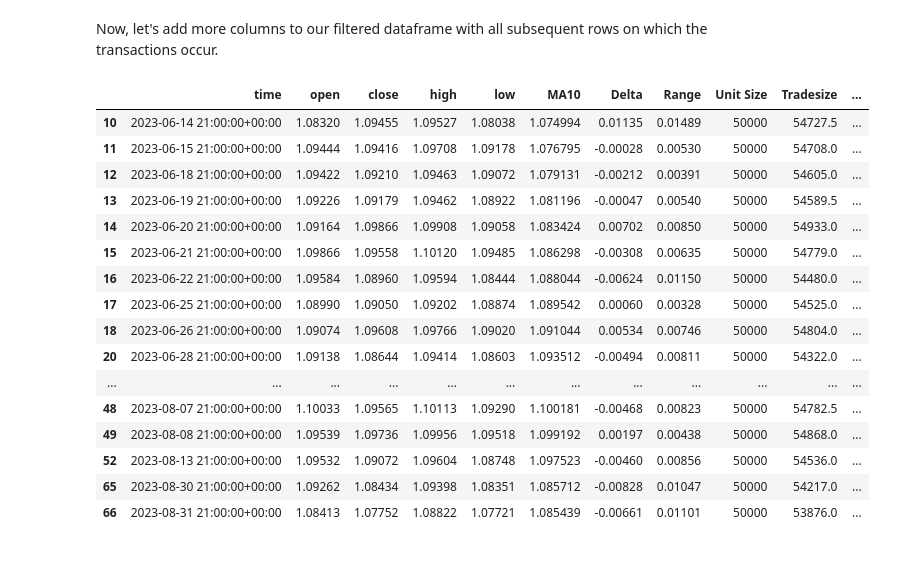
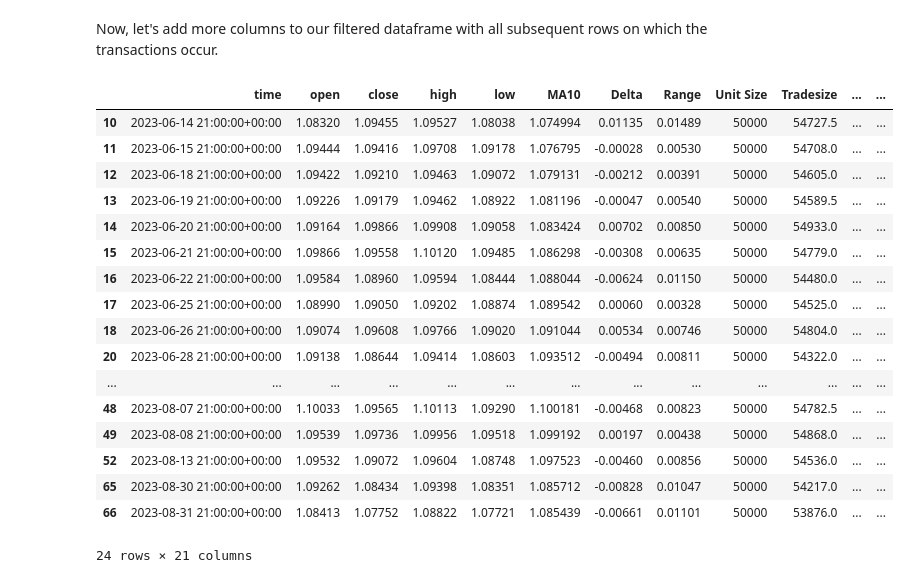
Before and after one commit to guzmanwolfrank/QuantTrading, a Jupyter notebook: Backtests/EURUSDMavg/Strat.ipynb, the cells around one changed output. Saved outputs shown, nothing was run; the diff lists cells and outputs as text; code cells hidden in the pictures.

```diff
--- a/Backtests/EURUSDMavg/Strat.ipynb
+++ b/Backtests/EURUSDMavg/Strat.ipynb
@@ -192,47 +192,75 @@ def is_profitable(row):
     else:
         return 'Loss'
 
 ndf['WinLoss'] = ndf.apply(is_profitable, axis=1)
 
 # Add 'WIN' column to store positive profits
 def get_win_amount(row):
     if row['StratProfit'] > 0:
         return row['StratProfit']
     else:
         return 0.00
 
 ndf['Win'] = ndf.apply(get_win_amount, axis=1)
 
 # Add 'Loss' column to store negative profits
 def get_loss_amount(row):
     if row['StratProfit'] < 0:
         return row['StratProfit']
     else:
         return 0.00
 
 ndf['Loss'] = ndf.apply(get_loss_amount, axis=1)
 
 # Strategy Returns Column
 ndf['Strat_Returns_pct'] =((Strat_Balance/SIB) -1)*100
 Strat_Returns = ndf['Strat_Returns_pct']
 
 
+# Buy and Hold as a Benchmark
+# Create bhBalance from shares * close
+
+bhBalance = 50000 * ndf['close']
+ndf['bhBalance']= bhBalance
+
+# Calculate the bh drawdown
+drawdown = ndf["bhBalance"].max() - ndf["bhBalance"]
+ndf['bhDrawdown'] = drawdown
+
+
+
+# Buy and Hold Strategy Pct Return and Cumulative Strategy Pct Return
+
+# Define initial balance and strategy balance
+initial_balance = 10000  # Example initial balance
+bhbalance = ndf['bhBalance']    # Example strategy balance
+
+# Calculate strategy return
+bhreturn = ((bhbalance - initial_balance) / initial_balance)
+bhreturnpct= ((bhbalance - initial_balance) / initial_balance)
+
+
+# Return is cumulative for bh strategy (buy and hold strategy)
+ndf['bhreturn']=bhreturn
+ndf['bhreturnpct']=bhreturnpct
+
 display(ndf)
 # %% [output]
-|  | time | open | close | high | low | MA10 | Delta | Range | Unit Size | Tradesize | ... |
-| 10 | 2023-06-14 21:00:00+00:00 | 1.08320 | 1.09455 | 1.09527 | 1.08038 | 1.074994 | 0.01135 | 0.01489 | 50000 | 54727.5 | ... |
-| 11 | 2023-06-15 21:00:00+00:00 | 1.09444 | 1.09416 | 1.09708 | 1.09178 | 1.076795 | -0.00028 | 0.00530 | 50000 | 54708.0 | ... |
-| 12 | 2023-06-18 21:00:00+00:00 | 1.09422 | 1.09210 | 1.09463 | 1.09072 | 1.079131 | -0.00212 | 0.00391 | 50000 | 54605.0 | ... |
-| 13 | 2023-06-19 21:00:00+00:00 | 1.09226 | 1.09179 | 1.09462 | 1.08922 | 1.081196 | -0.00047 | 0.00540 | 50000 | 54589.5 | ... |
-| 14 | 2023-06-20 21:00:00+00:00 | 1.09164 | 1.09866 | 1.09908 | 1.09058 | 1.083424 | 0.00702 | 0.00850 | 50000 | 54933.0 | ... |
-| 15 | 2023-06-21 21:00:00+00:00 | 1.09866 | 1.09558 | 1.10120 | 1.09485 | 1.086298 | -0.00308 | 0.00635 | 50000 | 54779.0 | ... |
-| 16 | 2023-06-22 21:00:00+00:00 | 1.09584 | 1.08960 | 1.09594 | 1.08444 | 1.088044 | -0.00624 | 0.01150 | 50000 | 54480.0 | ... |
-| 17 | 2023-06-25 21:00:00+00:00 | 1.08990 | 1.09050 | 1.09202 | 1.08874 | 1.089542 | 0.00060 | 0.00328 | 50000 | 54525.0 | ... |
-| 18 | 2023-06-26 21:00:00+00:00 | 1.09074 | 1.09608 | 1.09766 | 1.09020 | 1.091044 | 0.00534 | 0.00746 | 50000 | 54804.0 | ... |
-| 20 | 2023-06-28 21:00:00+00:00 | 1.09138 | 1.08644 | 1.09414 | 1.08603 | 1.093512 | -0.00494 | 0.00811 | 50000 | 54322.0 | ... |
-| ... | ... | ... | ... | ... | ... | ... | ... | ... | ... | ... | ... |
-| 48 | 2023-08-07 21:00:00+00:00 | 1.10033 | 1.09565 | 1.10113 | 1.09290 | 1.100181 | -0.00468 | 0.00823 | 50000 | 54782.5 | ... |
-| 49 | 2023-08-08 21:00:00+00:00 | 1.09539 | 1.09736 | 1.09956 | 1.09518 | 1.099192 | 0.00197 | 0.00438 | 50000 | 54868.0 | ... |
-| 52 | 2023-08-13 21:00:00+00:00 | 1.09532 | 1.09072 | 1.09604 | 1.08748 | 1.097523 | -0.00460 | 0.00856 | 50000 | 54536.0 | ... |
-| 65 | 2023-08-30 21:00:00+00:00 | 1.09262 | 1.08434 | 1.09398 | 1.08351 | 1.085712 | -0.00828 | 0.01047 | 50000 | 54217.0 | ... |
-| 66 | 2023-08-31 21:00:00+00:00 | 1.08413 | 1.07752 | 1.08822 | 1.07721 | 1.085439 | -0.00661 | 0.01101 | 50000 | 53876.0 | ... |
+|  | time | open | close | high | low | MA10 | Delta | Range | Unit Size | Tradesize | ... | ... |
+| 10 | 2023-06-14 21:00:00+00:00 | 1.08320 | 1.09455 | 1.09527 | 1.08038 | 1.074994 | 0.01135 | 0.01489 | 50000 | 54727.5 | ... | ... |
+| 11 | 2023-06-15 21:00:00+00:00 | 1.09444 | 1.09416 | 1.09708 | 1.09178 | 1.076795 | -0.00028 | 0.00530 | 50000 | 54708.0 | ... | ... |
+| 12 | 2023-06-18 21:00:00+00:00 | 1.09422 | 1.09210 | 1.09463 | 1.09072 | 1.079131 | -0.00212 | 0.00391 | 50000 | 54605.0 | ... | ... |
+| 13 | 2023-06-19 21:00:00+00:00 | 1.09226 | 1.09179 | 1.09462 | 1.08922 | 1.081196 | -0.00047 | 0.00540 | 50000 | 54589.5 | ... | ... |
+| 14 | 2023-06-20 21:00:00+00:00 | 1.09164 | 1.09866 | 1.09908 | 1.09058 | 1.083424 | 0.00702 | 0.00850 | 50000 | 54933.0 | ... | ... |
+| 15 | 2023-06-21 21:00:00+00:00 | 1.09866 | 1.09558 | 1.10120 | 1.09485 | 1.086298 | -0.00308 | 0.00635 | 50000 | 54779.0 | ... | ... |
+| 16 | 2023-06-22 21:00:00+00:00 | 1.09584 | 1.08960 | 1.09594 | 1.08444 | 1.088044 | -0.00624 | 0.01150 | 50000 | 54480.0 | ... | ... |
+| 17 | 2023-06-25 21:00:00+00:00 | 1.08990 | 1.09050 | 1.09202 | 1.08874 | 1.089542 | 0.00060 | 0.00328 | 50000 | 54525.0 | ... | ... |
+| 18 | 2023-06-26 21:00:00+00:00 | 1.09074 | 1.09608 | 1.09766 | 1.09020 | 1.091044 | 0.00534 | 0.00746 | 50000 | 54804.0 | ... | ... |
+| 20 | 2023-06-28 21:00:00+00:00 | 1.09138 | 1.08644 | 1.09414 | 1.08603 | 1.093512 | -0.00494 | 0.00811 | 50000 | 54322.0 | ... | ... |
+| ... | ... | ... | ... | ... | ... | ... | ... | ... | ... | ... | ... | ... |
+| 48 | 2023-08-07 21:00:00+00:00 | 1.10033 | 1.09565 | 1.10113 | 1.09290 | 1.100181 | -0.00468 | 0.00823 | 50000 | 54782.5 | ... | ... |
+| 49 | 2023-08-08 21:00:00+00:00 | 1.09539 | 1.09736 | 1.09956 | 1.09518 | 1.099192 | 0.00197 | 0.00438 | 50000 | 54868.0 | ... | ... |
+| 52 | 2023-08-13 21:00:00+00:00 | 1.09532 | 1.09072 | 1.09604 | 1.08748 | 1.097523 | -0.00460 | 0.00856 | 50000 | 54536.0 | ... | ... |
+| 65 | 2023-08-30 21:00:00+00:00 | 1.09262 | 1.08434 | 1.09398 | 1.08351 | 1.085712 | -0.00828 | 0.01047 | 50000 | 54217.0 | ... | ... |
+| 66 | 2023-08-31 21:00:00+00:00 | 1.08413 | 1.07752 | 1.08822 | 1.07721 | 1.085439 | -0.00661 | 0.01101 | 50000 | 53876.0 | ... | ... |
+24 rows × 21 columns
```
Also changed, not shown: parts of 1 cell of this notebook.
